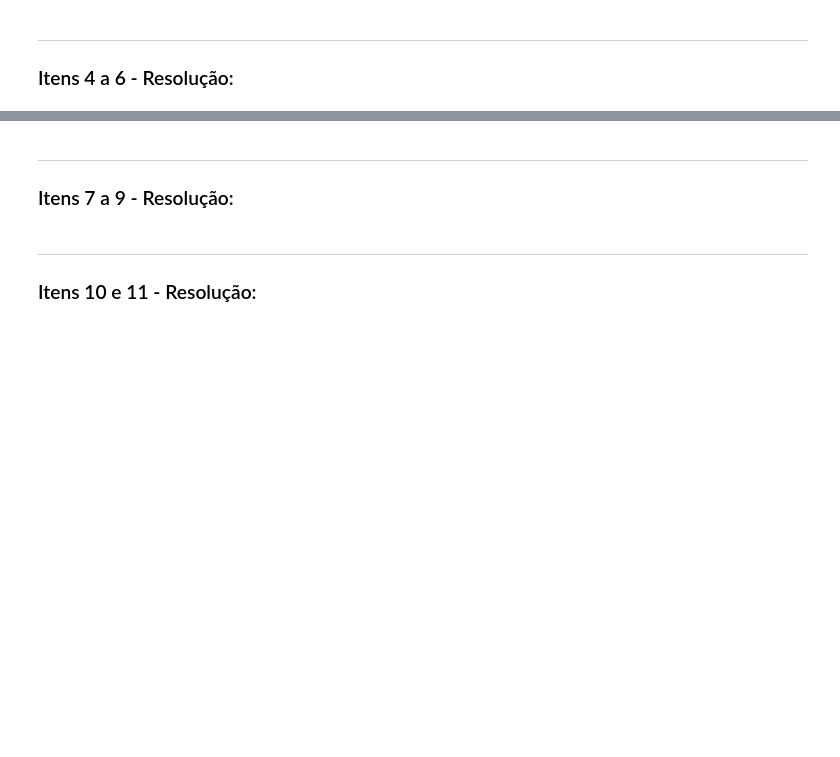
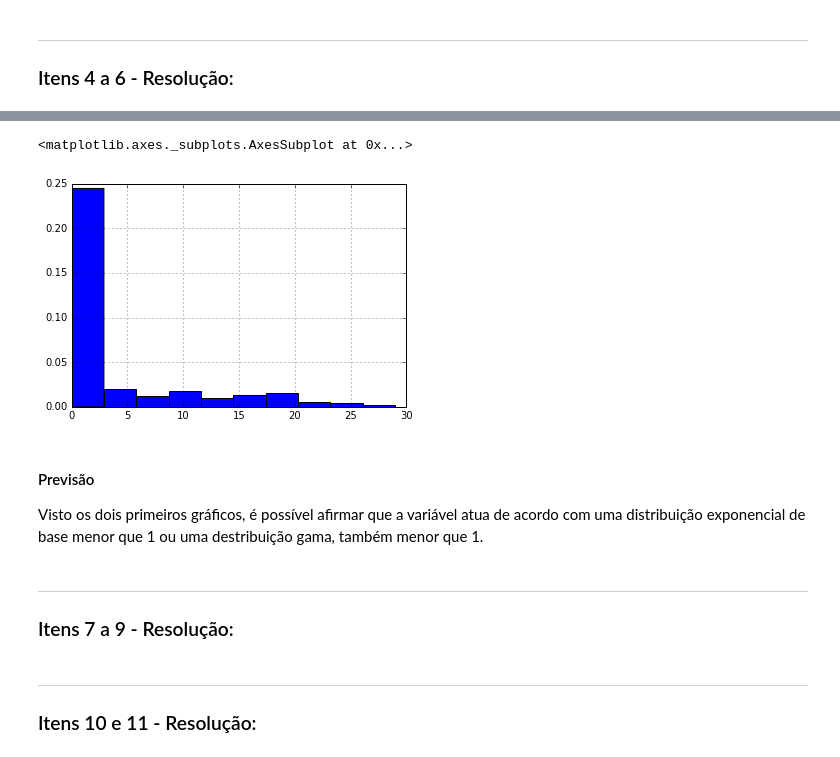
Before and after one commit to carletti/CD, a Jupyter notebook: Mini-Projeto1/MiniProjeto1.ipynb, the cells around one changed output, grey strips where cells are left out. Cells and saved outputs as stored; diff of their text form; code cells hidden in the pictures; blank space fills up the shorter version.

```diff
--- a/Mini-Projeto1/MiniProjeto1.ipynb
+++ b/Mini-Projeto1/MiniProjeto1.ipynb
@@ -28,3 +79,11 @@ ___
+# %%
+computadores[computadores < 30].hist(normed=True)
+# %% [output]
+<matplotlib.axes._subplots.AxesSubplot at 0x...>
+[figure, added]
+# %% [markdown]
+#### Previsão
+Visto os dois primeiros gráficos, é possível afirmar que a variável atua de acordo com uma distribuição exponencial de base menor que 1 ou uma destribuição gama, também menor que 1.
 # %% [markdown]
 ___
 ### Itens 7 a 9 - Resolução:
```
Also changed, not shown: parts of 7 cells of this notebook.
